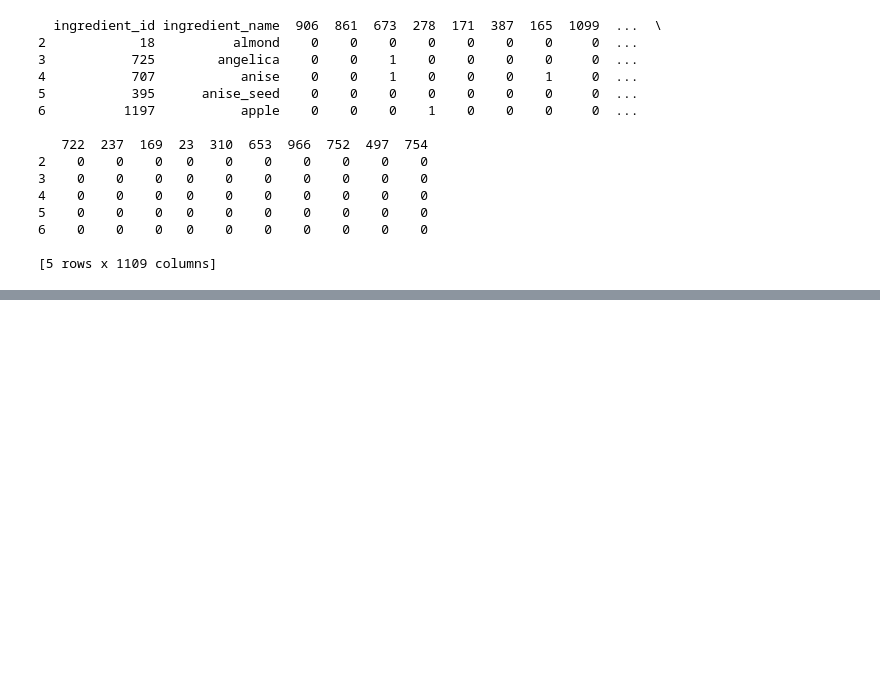
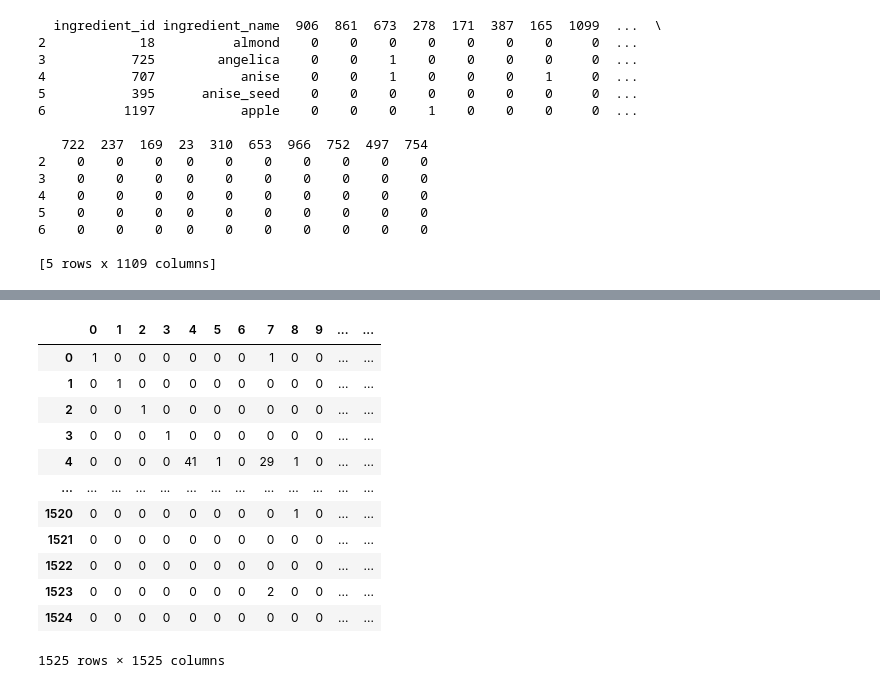
Before and after one commit to leerkin/recipe_generator_capstone, a Jupyter notebook: Flavour Network.ipynb, the cells around one changed output, grey strips where cells are left out. Cells and saved outputs as stored; diff of their text form; code cells hidden in the pictures; blank space fills up the shorter version.

```diff
--- a/Flavour Network.ipynb
+++ b/Flavour Network.ipynb
@@ -332,0 +590,20 @@ ingr_small
+# %%
+mother_matrix = dense_df.dot(dense_df.T)
+# %%
+mother_matrix = mother_matrix.astype(int)
+# %%
+mother_matrix
+# %% [output]
+|  | 0 | 1 | 2 | 3 | 4 | 5 | 6 | 7 | 8 | 9 | ... | ... |
+| 0 | 1 | 0 | 0 | 0 | 0 | 0 | 0 | 1 | 0 | 0 | ... | ... |
+| 1 | 0 | 1 | 0 | 0 | 0 | 0 | 0 | 0 | 0 | 0 | ... | ... |
+| 2 | 0 | 0 | 1 | 0 | 0 | 0 | 0 | 0 | 0 | 0 | ... | ... |
+| 3 | 0 | 0 | 0 | 1 | 0 | 0 | 0 | 0 | 0 | 0 | ... | ... |
+| 4 | 0 | 0 | 0 | 0 | 41 | 1 | 0 | 29 | 1 | 0 | ... | ... |
+| ... | ... | ... | ... | ... | ... | ... | ... | ... | ... | ... | ... | ... |
+| 1520 | 0 | 0 | 0 | 0 | 0 | 0 | 0 | 0 | 1 | 0 | ... | ... |
+| 1521 | 0 | 0 | 0 | 0 | 0 | 0 | 0 | 0 | 0 | 0 | ... | ... |
+| 1522 | 0 | 0 | 0 | 0 | 0 | 0 | 0 | 0 | 0 | 0 | ... | ... |
+| 1523 | 0 | 0 | 0 | 0 | 0 | 0 | 0 | 2 | 0 | 0 | ... | ... |
+| 1524 | 0 | 0 | 0 | 0 | 0 | 0 | 0 | 0 | 0 | 0 | ... | ... |
+1525 rows × 1525 columns
```
Also changed, not shown: parts of 49 cells of this notebook.
